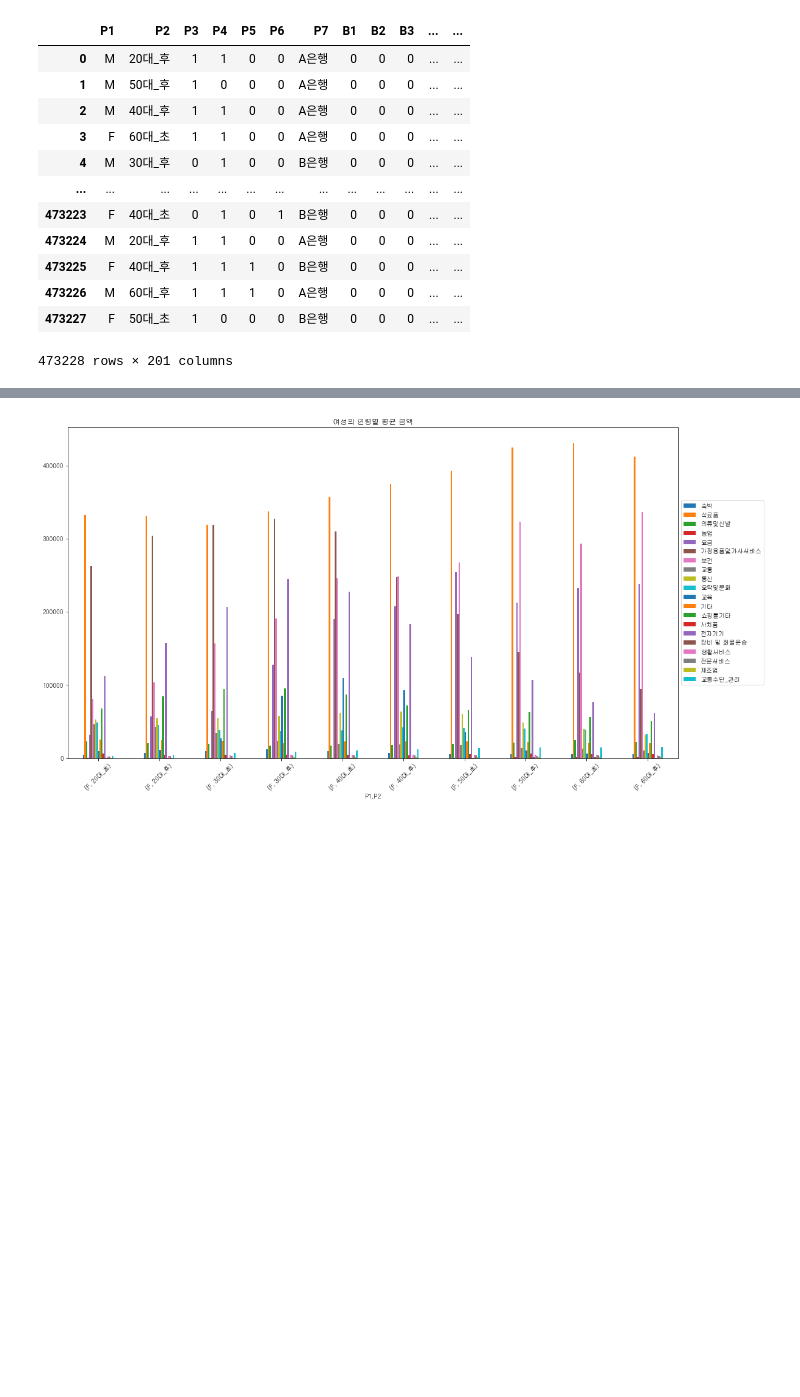
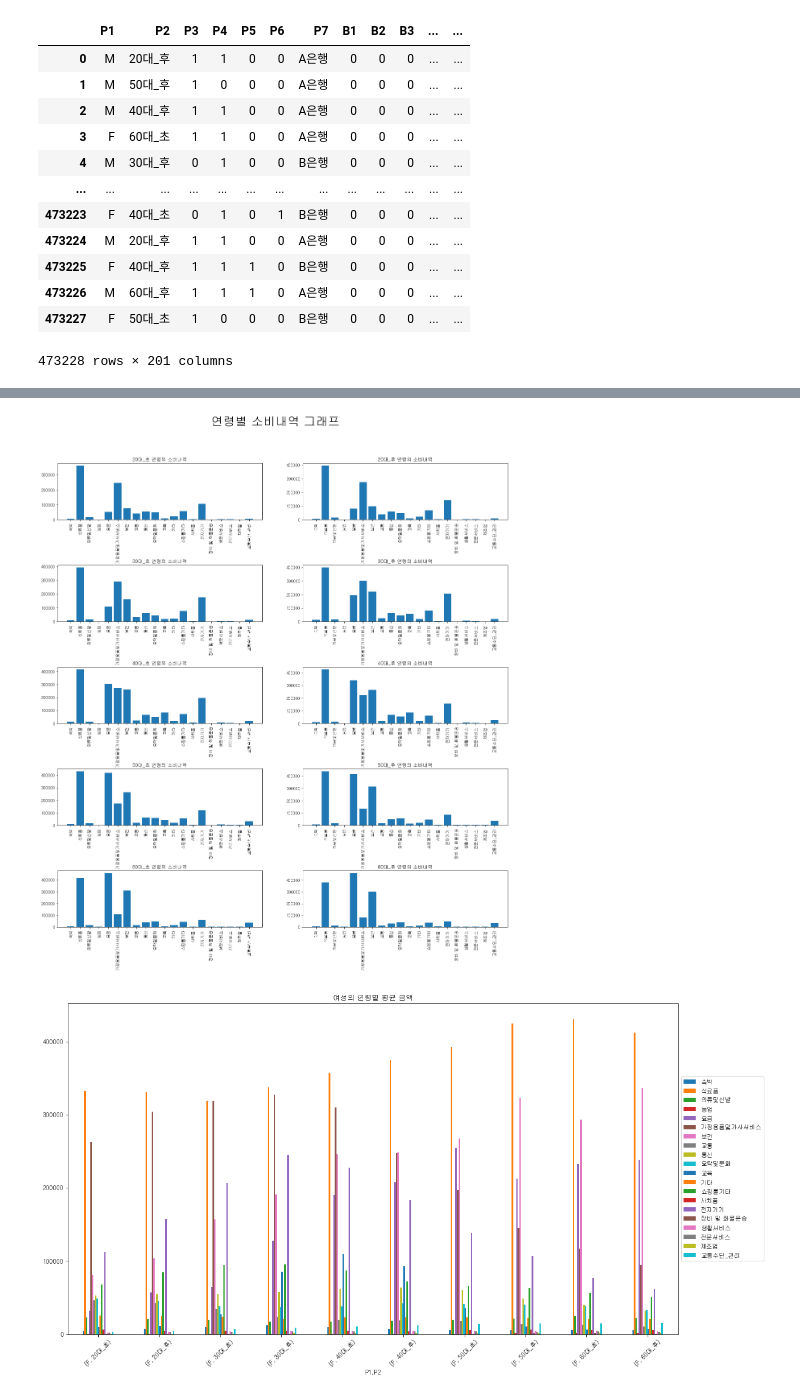
Before and after one commit to Sin-bik-hae/data-analysis, a Jupyter notebook: tabot/해커톤.ipynb, the cells around one changed output, grey strips where cells are left out. Saved outputs shown, nothing was run; the diff lists cells and outputs as text; code cells hidden in the pictures; blank space fills up the shorter version.

```diff
--- a/tabot/해커톤.ipynb
+++ b/tabot/해커톤.ipynb
@@ -127,6 +116,77 @@ female_dat = temp_dat.groupby("P1").get_group("F")
 f_age = female_dat.groupby(['P1','P2']).mean().iloc[:,-20:]
 male_dat = temp_dat.groupby("P1").get_group("M")
 m_age = male_dat.groupby(['P1','P2']).mean().iloc[:,-20:]
+
+# 전체 데이터 중 연령을 먼저 나눈 후 각 연령에서의 성별에 따른 그룹된 항목만 추출한 데이터
+age_2a = temp_dat.groupby("P2").get_group("20대_초").iloc[:,-20:].mean()
+age_2b = temp_dat.groupby("P2").get_group("20대_후").iloc[:,-20:].mean()
+age_3a = temp_dat.groupby("P2").get_group("30대_초").iloc[:,-20:].mean()
+age_3b = temp_dat.groupby("P2").get_group("30대_후").iloc[:,-20:].mean()
+age_4a = temp_dat.groupby("P2").get_group("40대_초").iloc[:,-20:].mean()
+age_4b = temp_dat.groupby("P2").get_group("40대_후").iloc[:,-20:].mean()
+age_5a = temp_dat.groupby("P2").get_group("50대_초").iloc[:,-20:].mean()
+age_5b = temp_dat.groupby("P2").get_group("50대_후").iloc[:,-20:].mean()
+age_6a = temp_dat.groupby("P2").get_group("60대_초").iloc[:,-20:].mean()
+age_6b = temp_dat.groupby("P2").get_group("60대_후").iloc[:,-20:].mean()
+# %%
+plt.figure(figsize=(20,20))
+
+
+plt.subplot(5,2,1)
+plt.title("20대_초 연령의 소비내역")
+plt.bar(x = age_2a.index, height = age_2a)
+plt.xticks(rotation = 90)
+
+plt.subplot(5,2,2)
+plt.title("20대_후 연령의 소비내역")
+plt.bar(x = age_2b.index, height = age_2b)
+plt.xticks(rotation = 90)
+
+plt.subplot(5,2,3)
+plt.title("30대_초 연령의 소비내역")
+plt.bar(x = age_3a.index, height = age_3a)
+plt.xticks(rotation = 90)
+
+plt.subplot(5,2,4)
+plt.title("30대_후 연령의 소비내역")
+plt.bar(x = age_3b.index, height = age_3b)
+plt.xticks(rotation = 90)
+
+plt.subplot(5,2,5)
+plt.title("40대_초 연령의 소비내역")
+plt.bar(x = age_4a.index, height = age_4a)
+plt.xticks(rotation = 90)
+
+plt.subplot(5,2,6)
+plt.title("40대_후 연령의 소비내역")
+plt.bar(x = age_4b.index, height = age_4b)
+plt.xticks(rotation = 90)
+
+plt.subplot(5,2,7)
+plt.title("50대_초 연령의 소비내역")
+plt.bar(x = age_5a.index, height = age_5a)
+plt.xticks(rotation = 90)
+
+plt.subplot(5,2,8)
+plt.title("50대_후 연령의 소비내역")
+plt.bar(x = age_5b.index, height = age_5b)
+plt.xticks(rotation = 90)
+
+plt.subplot(5,2,9)
+plt.title("60대_초 연령의 소비내역")
+plt.bar(x = age_6a.index, height = age_6a)
+plt.xticks(rotation = 90)
+
+plt.subplot(5,2,10)
+plt.title("60대_후 연령의 소비내역")
+plt.bar(x = age_6b.index, height = age_6b)
+plt.xticks(rotation = 90)
+
+plt.suptitle("연령별 소비내역 그래프", fontsize = 30)
+plt.subplots_adjust(left=0.125, bottom=0.1,  right=0.9, top=0.9, wspace=0.2, hspace=0.80)
+plt.show()
+# %% [output]
+[figure, added]
 # %%
 f_age.plot.bar(rot=0, figsize = (18,10))
 plt.title("여성의 연령별 평균 금액")
```
Also changed, not shown: parts of 9 cells of this notebook, 1 other file.
